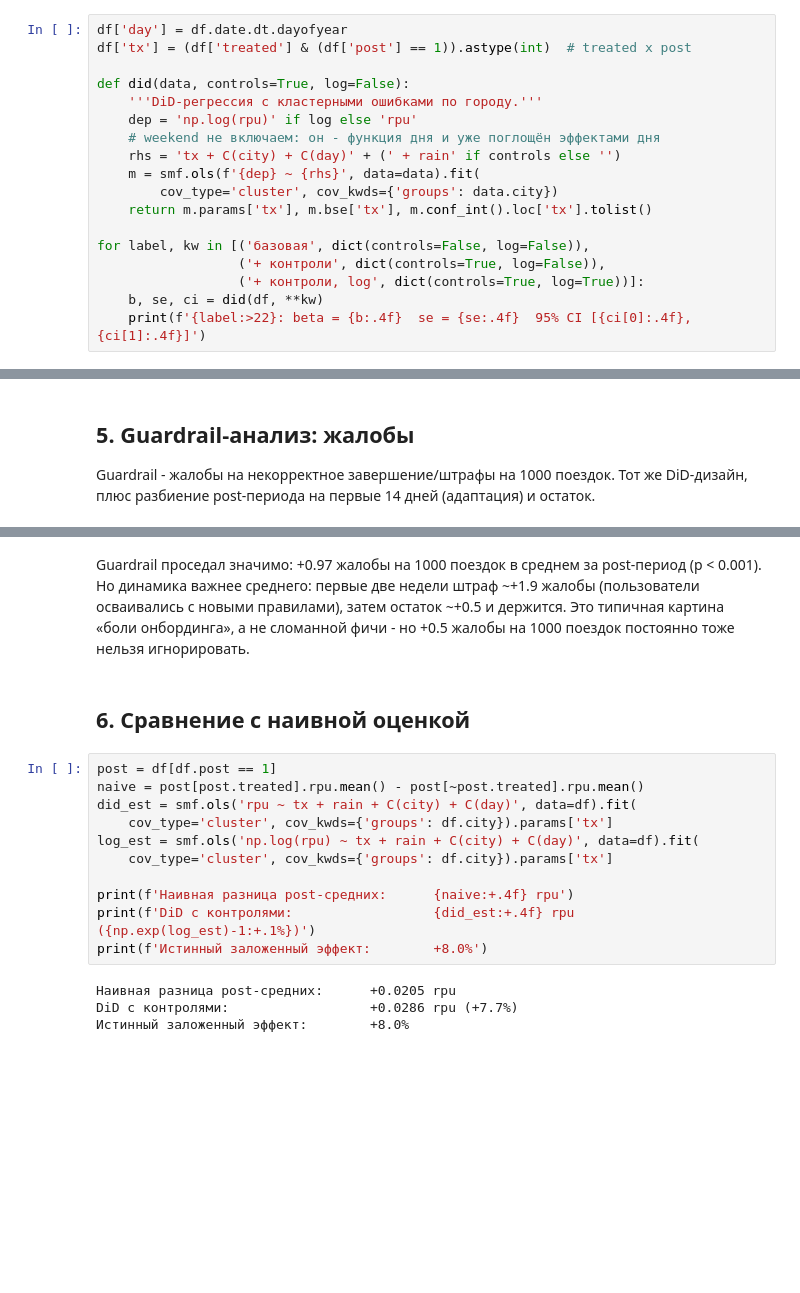
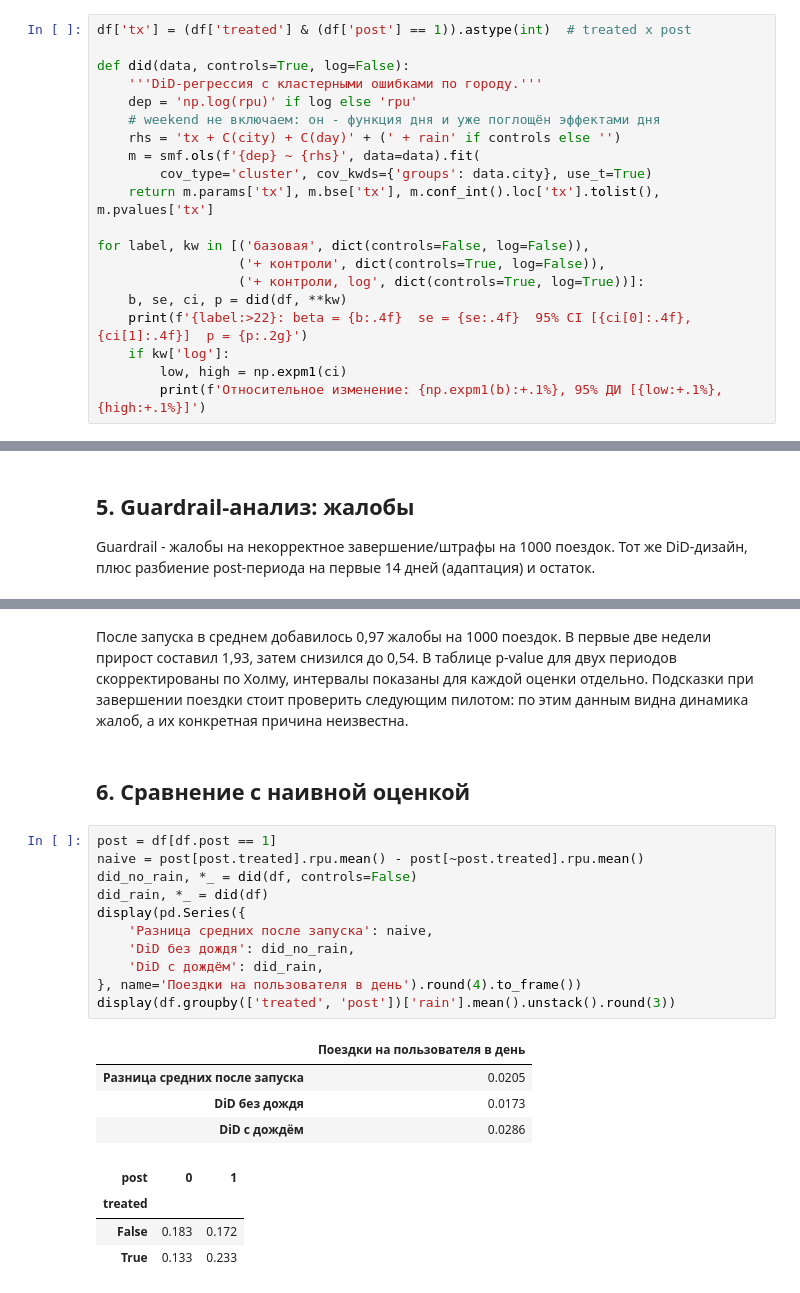
Before and after one commit to ops-00000000/ab-session, a Jupyter notebook: session_ab.ipynb, the cells around one changed output, grey strips where cells are left out. Drawn from its saved outputs; the diff is of its cells as text; blank space fills up the shorter version.

```diff
--- a/session_ab.ipynb
+++ b/session_ab.ipynb
@@ -247,5 +253,4 @@ Pre-коэффициенты стабильны (~-0.058 с узкими CI, б
 # %%
-df['day'] = df.date.dt.dayofyear
 df['tx'] = (df['treated'] & (df['post'] == 1)).astype(int)  # treated x post
 
 def did(data, controls=True, log=False):
@@ -254,12 +259,15 @@ def did(data, controls=True, log=False):
     # weekend не включаем: он - функция дня и уже поглощён эффектами дня
     rhs = 'tx + C(city) + C(day)' + (' + rain' if controls else '')
     m = smf.ols(f'{dep} ~ {rhs}', data=data).fit(
-        cov_type='cluster', cov_kwds={'groups': data.city})
-    return m.params['tx'], m.bse['tx'], m.conf_int().loc['tx'].tolist()
+        cov_type='cluster', cov_kwds={'groups': data.city}, use_t=True)
+    return m.params['tx'], m.bse['tx'], m.conf_int().loc['tx'].tolist(), m.pvalues['tx']
 
 for label, kw in [('базовая', dict(controls=False, log=False)),
                   ('+ контроли', dict(controls=True, log=False)),
                   ('+ контроли, log', dict(controls=True, log=True))]:
-    b, se, ci = did(df, **kw)
-    print(f'{label:>22}: beta = {b:.4f}  se = {se:.4f}  95% CI [{ci[0]:.4f}, {ci[1]:.4f}]')
+    b, se, ci, p = did(df, **kw)
+    print(f'{label:>22}: beta = {b:.4f}  se = {se:.4f}  95% CI [{ci[0]:.4f}, {ci[1]:.4f}]  p = {p:.2g}')
+    if kw['log']:
+        low, high = np.expm1(ci)
+        print(f'Относительное изменение: {np.expm1(b):+.1%}, 95% ДИ [{low:+.1%}, {high:+.1%}]')
 # %% [output]
@@ -346,25 +373,30 @@ DiD guardrail: beta = +0.968 жалоб/1000 поездок, se = 0.076, p = 0.0
 [figure]
 # %% [markdown]
-Guardrail проседал значимо: +0.97 жалобы на 1000 поездок в среднем за
-post-период (p < 0.001). Но динамика важнее среднего: первые две недели штраф
-~+1.9 жалобы (пользователи осваивались с новыми правилами), затем остаток ~+0.5
-и держится. Это типичная картина «боли онбординга», а не сломанной фичи - но
-+0.5 жалобы на 1000 поездок постоянно тоже нельзя игнорировать.
+После запуска в среднем добавилось 0,97 жалобы на 1000 поездок. В первые
+две недели прирост составил 1,93, затем снизился до 0,54. В таблице p-value
+для двух периодов скорректированы по Холму, интервалы показаны для каждой
+оценки отдельно. Подсказки при завершении поездки стоит проверить следующим
+пилотом: по этим данным видна динамика жалоб, а их конкретная причина неизвестна.
 # %% [markdown]
 ## 6. Сравнение с наивной оценкой
 # %%
 post = df[df.post == 1]
 naive = post[post.treated].rpu.mean() - post[~post.treated].rpu.mean()
-did_est = smf.ols('rpu ~ tx + rain + C(city) + C(day)', data=df).fit(
-    cov_type='cluster', cov_kwds={'groups': df.city}).params['tx']
-log_est = smf.ols('np.log(rpu) ~ tx + rain + C(city) + C(day)', data=df).fit(
-    cov_type='cluster', cov_kwds={'groups': df.city}).params['tx']
-
-print(f'Наивная разница post-средних:      {naive:+.4f} rpu')
-print(f'DiD с контролями:                  {did_est:+.4f} rpu ({np.exp(log_est)-1:+.1%})')
-print(f'Истинный заложенный эффект:        +8.0%')
+did_no_rain, *_ = did(df, controls=False)
+did_rain, *_ = did(df)
+display(pd.Series({
+    'Разница средних после запуска': naive,
+    'DiD без дождя': did_no_rain,
+    'DiD с дождём': did_rain,
+}, name='Поездки на пользователя в день').round(4).to_frame())
+display(df.groupby(['treated', 'post'])['rain'].mean().unstack().round(3))
 # %% [output]
-Наивная разница post-средних:      +0.0205 rpu
-DiD с контролями:                  +0.0286 rpu (+7.7%)
-Истинный заложенный эффект:        +8.0%
+|  | Поездки на пользователя в день |
+| Разница средних после запуска | 0.0205 |
+| DiD без дождя | 0.0173 |
+| DiD с дождём | 0.0286 |
+| post | 0 | 1 |
+| treated |  |  |
+| False | 0.183 | 0.172 |
+| True | 0.133 | 0.233 |
 # %% [markdown]
```
Also changed, not shown: parts of 20 cells of this notebook.
